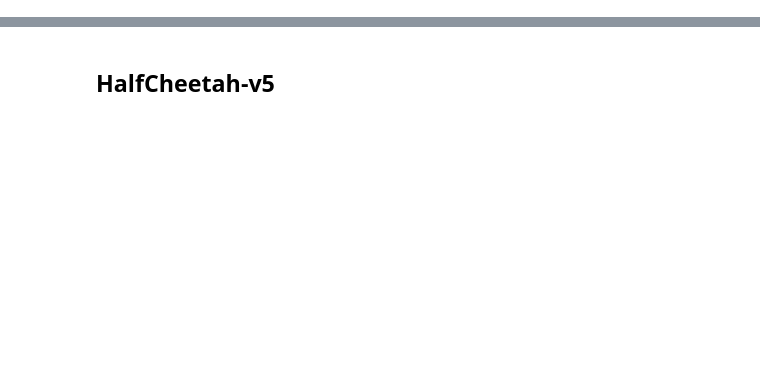
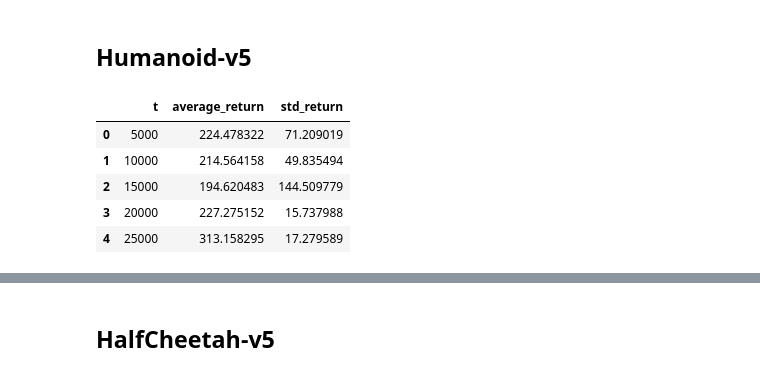
Before and after one commit to raphaelsenn/TD3, a Jupyter notebook: plots.ipynb, the cells around one changed output, grey strips where cells are left out. Cells and saved outputs as stored; diff of their text form; code cells hidden in the pictures; blank space fills up the shorter version.

```diff
--- a/plots.ipynb
+++ b/plots.ipynb
@@ -25,3 +25,15 @@ def load_data(env_id: str) -> pd.DataFrame:
     df_out["std_return"] = stacked_means.std(axis=1, ddof=1)
 
     return df_out
+# %% [markdown]
+## Humanoid-v5
+# %%
+data = load_data("Humanoid-v5")
+data.head()
+# %% [output]
+|  | t | average_return | std_return |
+| 0 | 5000 | 224.478322 | 71.209019 |
+| 1 | 10000 | 214.564158 | 49.835494 |
+| 2 | 15000 | 194.620483 | 144.509779 |
+| 3 | 20000 | 227.275152 | 15.737988 |
+| 4 | 25000 | 313.158295 | 17.279589 |
```
Also changed, not shown: parts of 10 cells of this notebook, 16 other files.
